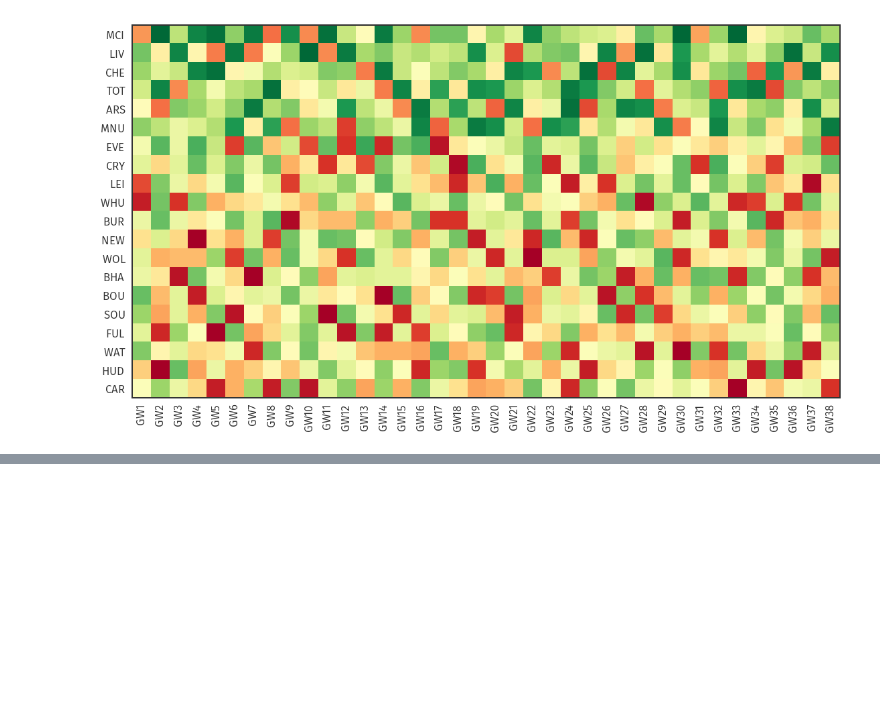
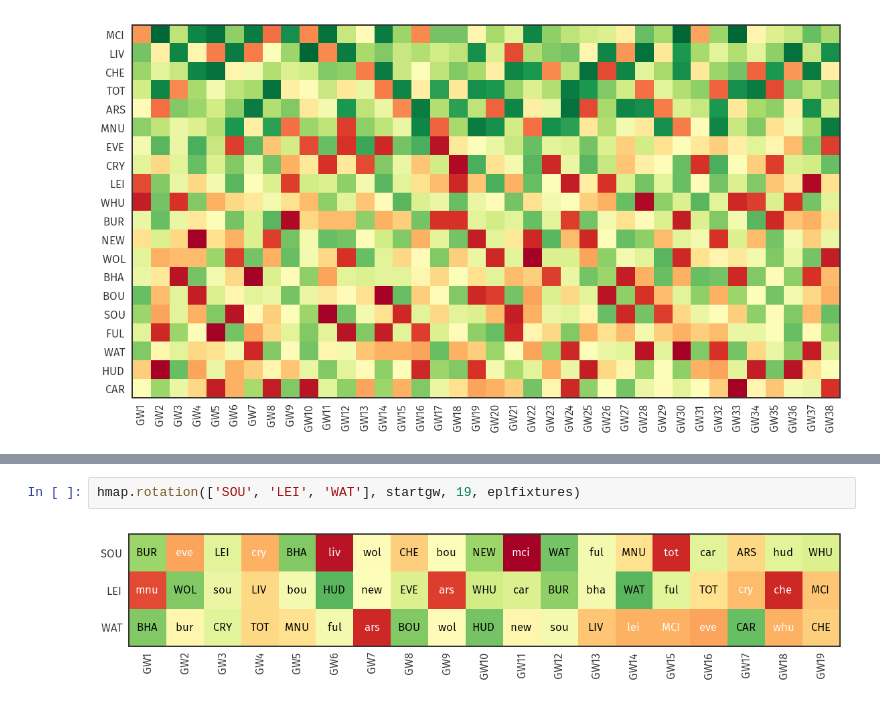
Before and after one commit to banskt/statsfpl, a Jupyter notebook: fpl_rotation.ipynb, the cells around one changed output, grey strips where cells are left out. Saved outputs shown, nothing was run; the diff lists cells and outputs as text; blank space fills up the shorter version.

```diff
--- a/fpl_rotation.ipynb
+++ b/fpl_rotation.ipynb
@@ -42,0 +49,4 @@ for x in best:
+# %%
+hmap.rotation(['SOU', 'LEI', 'WAT'], startgw, 19, eplfixtures)
+# %% [output]
+[figure, added]
```
Also changed, not shown: parts of 1 cell of this notebook, 1 other file.
